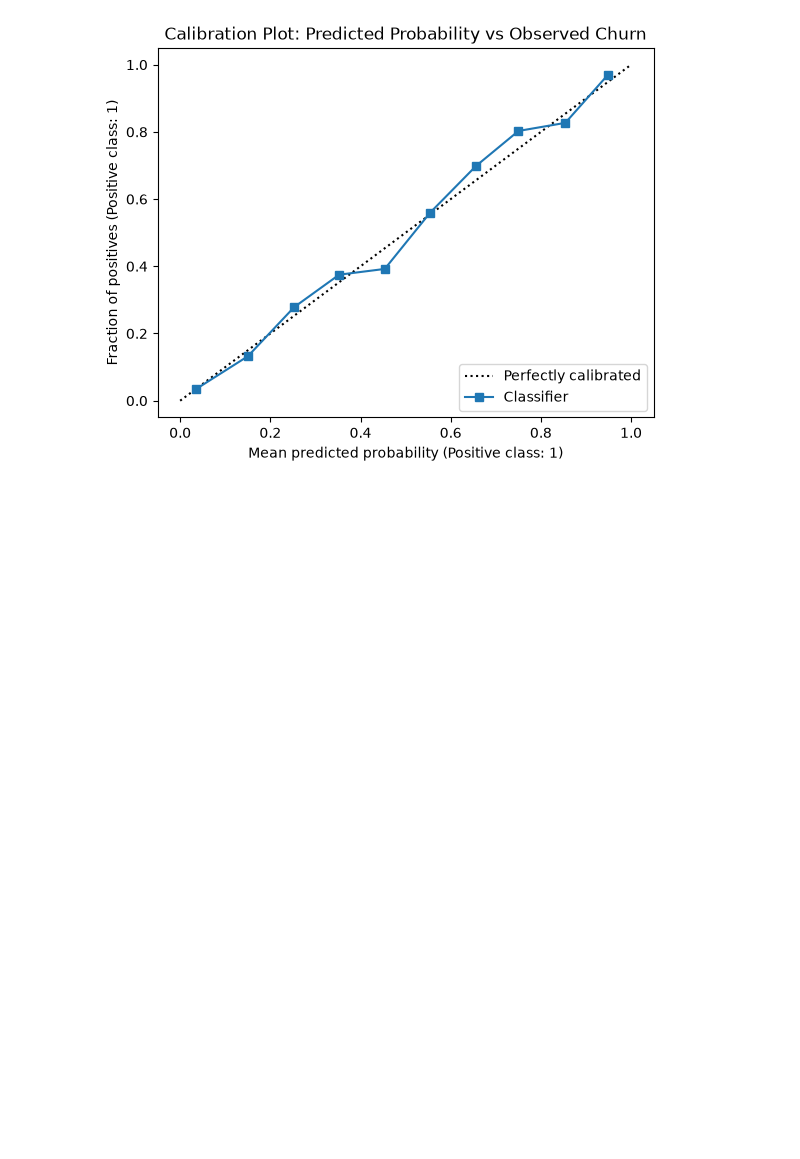
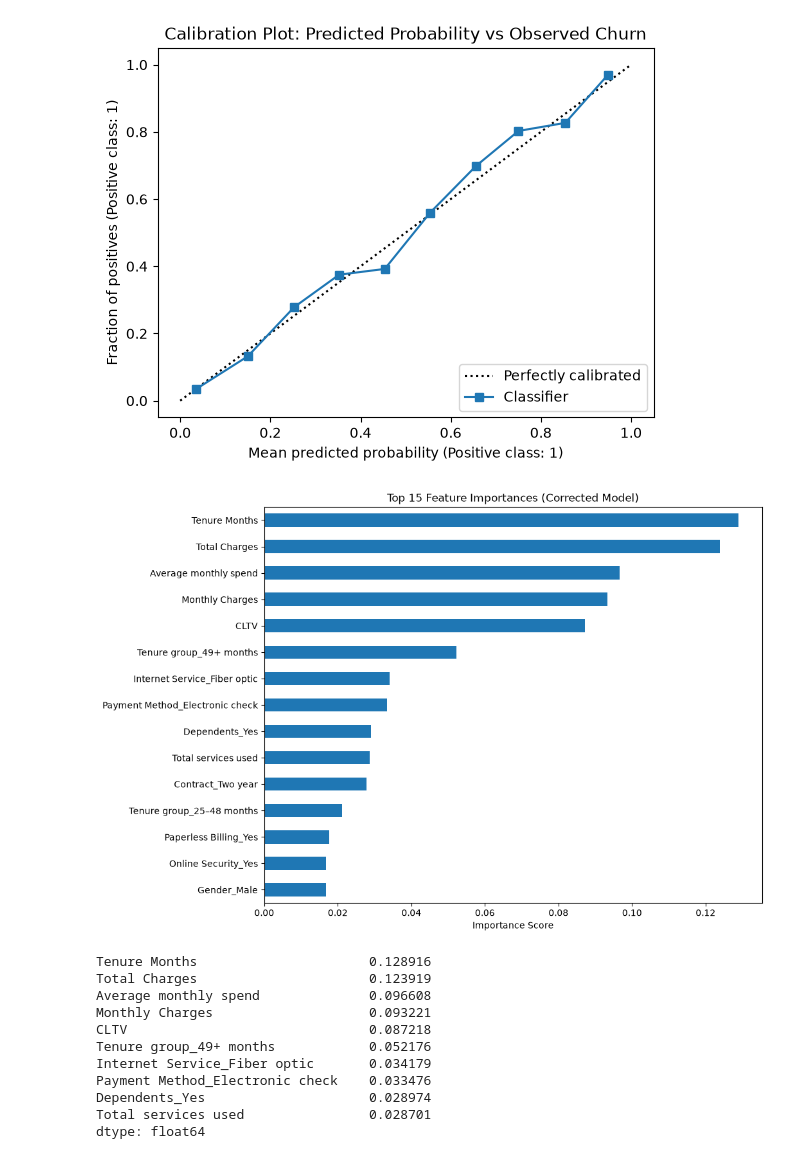
Before and after one commit to ABABUOTURI/customer-churn-prediction, a Jupyter notebook: notebooks/datacleaning.ipynb, the cells around one changed output. Saved outputs shown, nothing was run; the diff lists cells and outputs as text; code cells hidden in the pictures; blank space fills up the shorter version.

Commit message:
Step 22: feature importance on corrected model

```diff
--- a/notebooks/datacleaning.ipynb
+++ b/notebooks/datacleaning.ipynb
@@ -376,3 +376,31 @@ plt.title('Calibration Plot: Predicted Probability vs Observed Churn')  # add a
 plt.show()                                                                # render the plot
 # %% [output]
 [figure]
+# %%
+# Step 22: Feature importance
+importances = model.feature_importances_                           # get importance score for each feature from the model
+feature_names = X.columns                                           # get matching column names
+
+feat_imp = pd.Series(importances, index=feature_names).sort_values(ascending=False)  # sort features by importance, descending
+
+plt.figure(figsize=(10, 8))                                         # set plot size
+feat_imp.head(15).plot(kind='barh')                                  # horizontal bar chart of top 15 features
+plt.gca().invert_yaxis()                                             # put most important feature at the top
+plt.title('Top 15 Feature Importances (Corrected Model)')           # add title
+plt.xlabel('Importance Score')                                       # label x-axis
+plt.show()                                                            # render plot
+
+print(feat_imp.head(10))                                             # print top 10 features as text
+# %% [output]
+[figure, added]
+Tenure Months                      0.128916
+Total Charges                      0.123919
+Average monthly spend              0.096608
+Monthly Charges                    0.093221
+CLTV                               0.087218
+Tenure group_49+ months            0.052176
+Internet Service_Fiber optic       0.034179
+Payment Method_Electronic check    0.033476
+Dependents_Yes                     0.028974
+Total services used                0.028701
+dtype: float64
```
Also changed, not shown: parts of 1 cell of this notebook.
